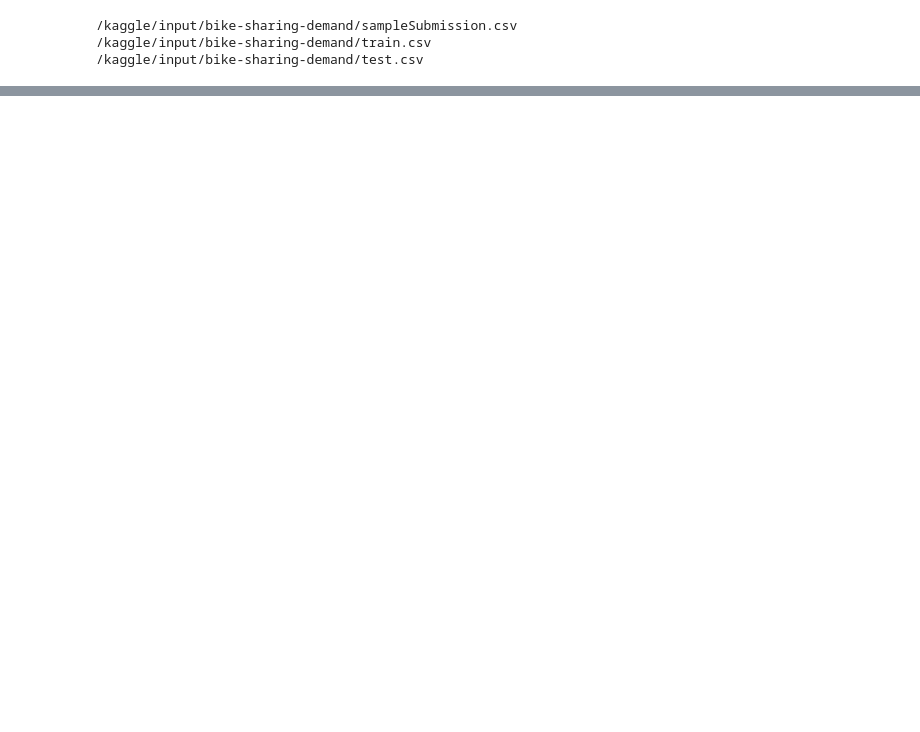
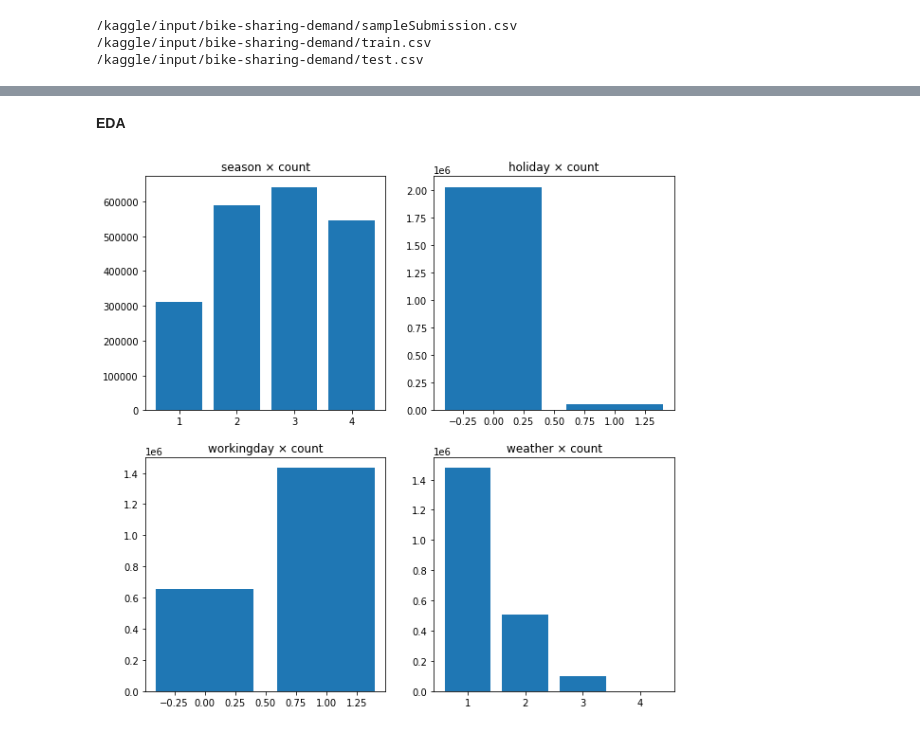
Before and after one commit to NagaoTadashi/Bike-sharing-demand, a Jupyter notebook: bike-sharing-demand.ipynb, the cells around one changed output, grey strips where cells are left out. Cells and saved outputs as stored; diff of their text form; code cells hidden in the pictures; blank space fills up the shorter version.

Commit message:
Kaggle Notebook | Bike Sharing Demand | Version 2

```diff
--- a/bike-sharing-demand.ipynb
+++ b/bike-sharing-demand.ipynb
@@ -20,3 +22,7 @@ for dirname, _, filenames in os.walk('/kaggle/input'):
 /kaggle/input/bike-sharing-demand/sampleSubmission.csv
 /kaggle/input/bike-sharing-demand/train.csv
 /kaggle/input/bike-sharing-demand/test.csv
+# %%
+train = pd.read_csv("/kaggle/input/bike-sharing-demand/train.csv")
+test = pd.read_csv("/kaggle/input/bike-sharing-demand/test.csv")
+sub = pd.read_csv("/kaggle/input/bike-sharing-demand/sampleSubmission.csv")
@@ -22,0 +56,13 @@ for dirname, _, filenames in os.walk('/kaggle/input'):
+# %% [markdown]
+**EDA**
+# %%
+labels = ["season","holiday","workingday","weather"]
+f,ax =  plt.subplots(2,2,figsize=(10,10))
+
+for n,label in enumerate(labels):
+    x = train.groupby(label)["count"].sum().reset_index()[label]
+    y = train.groupby(label)["count"].sum().reset_index()["count"]
+    ax[n//2,n%2].bar(x,y)
+    ax[n//2,n%2].set_title("{} × count".format(label))
+# %% [output]
+[figure, added]
```
Also changed, not shown: parts of 4 cells of this notebook.
